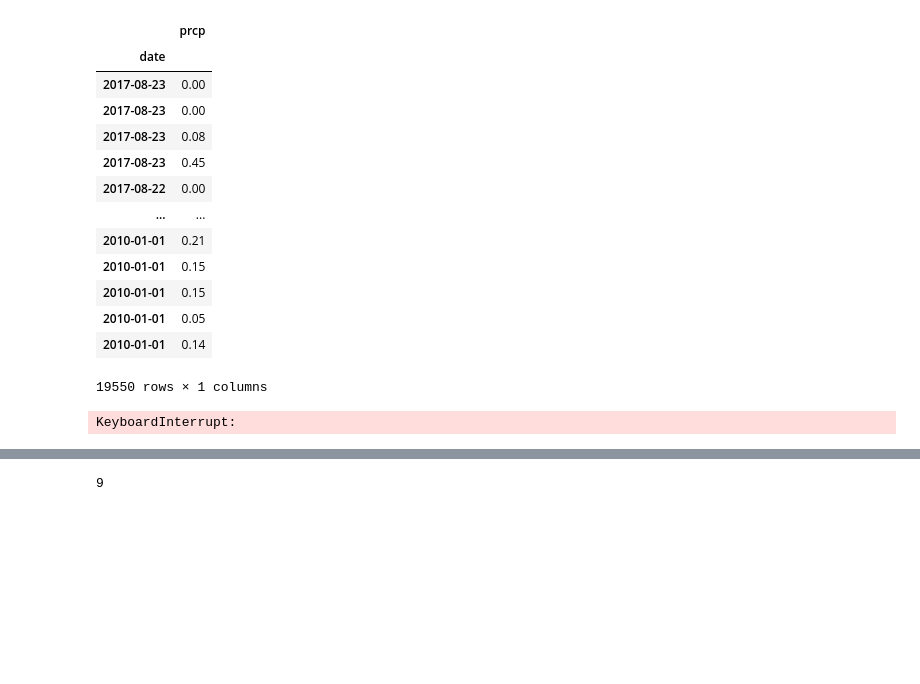
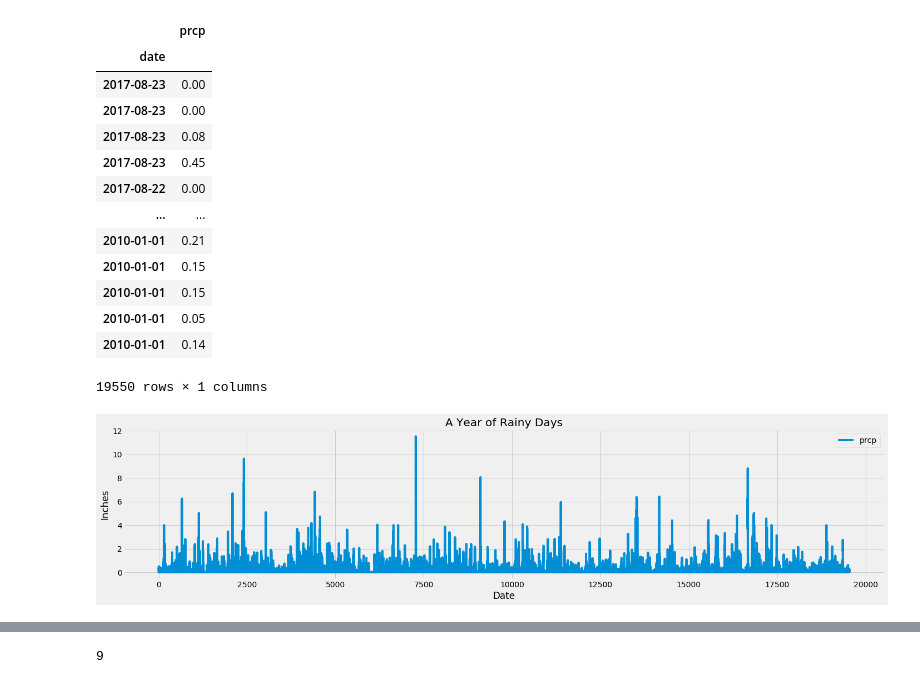
Before and after one commit to markrotil/SQLAlchemy-Surfs-Up, a Jupyter notebook: climate_starter.ipynb, the cells around one changed output, grey strips where cells are left out. Cells and saved outputs as stored; diff of their text form; code cells hidden in the pictures; blank space fills up the shorter version.

```diff
--- a/climate_starter.ipynb
+++ b/climate_starter.ipynb
@@ -123,11 +123,23 @@ precip_df.set_index("date")
 19550 rows × 1 columns
 # %%
 # Use Pandas Plotting with Matplotlib to plot the data
-precip_df.plot.bar(title= "Rainy Days")
-plt.tight_layout
+
+fig, ax = plt.subplots(figsize = (20, 5))
+precip_df.plot(ax = ax, x_compat = True)
+
+# creates title and labels
+ax.set_xlabel('Date')
+ax.set_ylabel('Inches')
+ax.set_title("A Year of Rainy Days")
+
+# Saves image
+plt.savefig("Images/rainydays.png")
+
+# Shwocases the graph
+plt.tight_layout()
 plt.show()
 # %% [output]
-KeyboardInterrupt:
+[figure, added]
 # %%
 # Use Pandas to calcualte the summary statistics for the precipitation data
 precip_df.describe()
```
Also changed, not shown: parts of 4 cells of this notebook, 2 other files.
